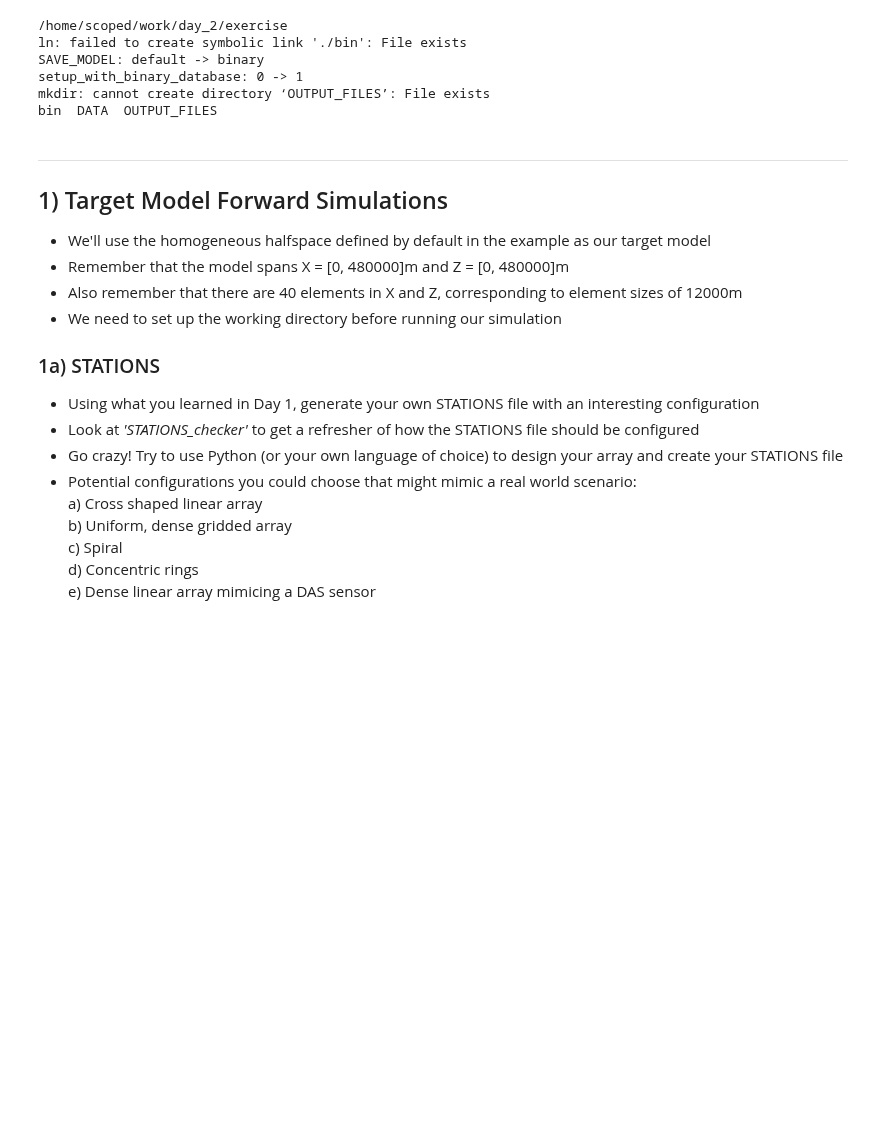
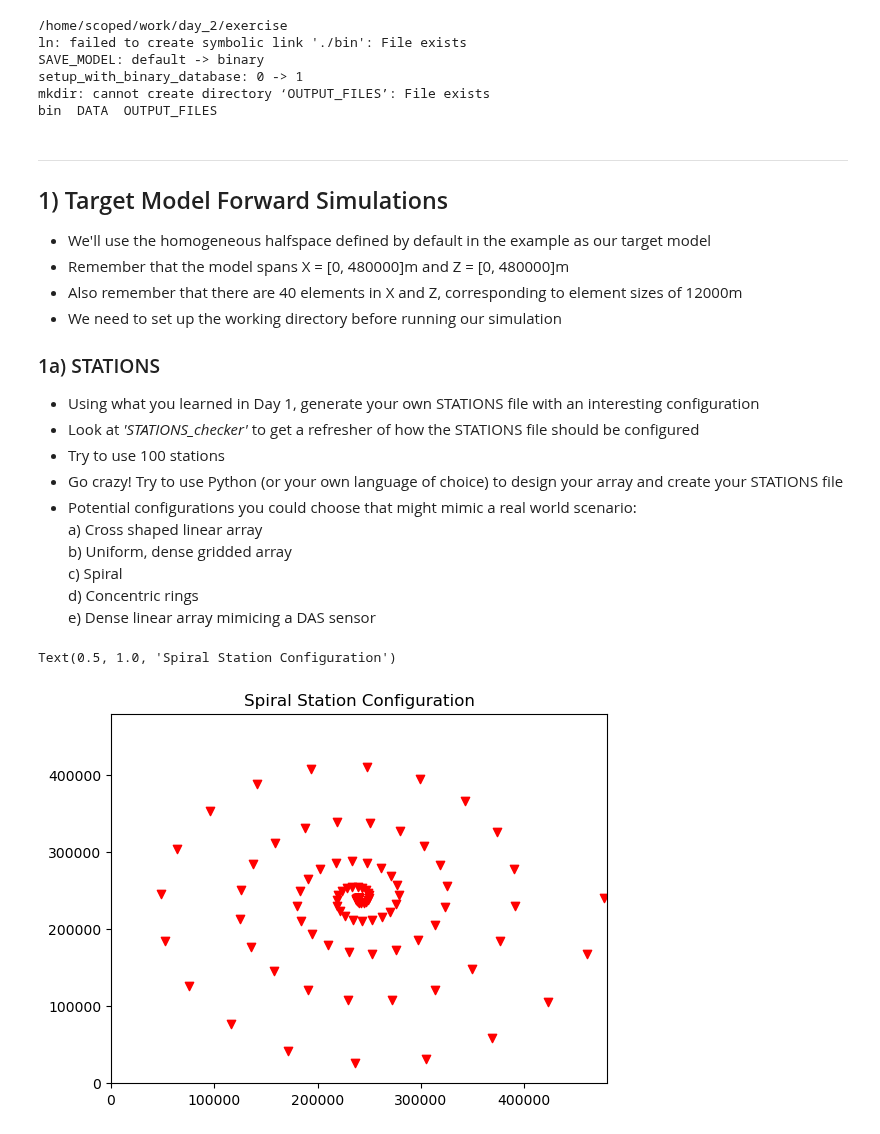
Before and after one commit to adjtomo/adjdocs, a Jupyter notebook: workshops/2022-10-05_specfem_users/day_2b_kernels_exercise.ipynb, the cells around one changed output. Cells and saved outputs as stored; diff of their text form; code cells hidden in the pictures; blank space fills up the shorter version.

```diff
--- a/workshops/2022-10-05_specfem_users/day_2b_kernels_exercise.ipynb
+++ b/workshops/2022-10-05_specfem_users/day_2b_kernels_exercise.ipynb
@@ -74,6 +74,7 @@ bin  DATA  OUTPUT_FILES
 ### 1a) STATIONS
 - Using what you learned in Day 1, generate your own STATIONS file with an interesting configuration
 - Look at *'STATIONS_checker'* to get a refresher of how the STATIONS file should be configured
+- Try to use 100 stations
 - Go crazy! Try to use Python (or your own language of choice) to design your array and create your STATIONS file
 - Potential configurations you could choose that might mimic a real world scenario:
     a) Cross shaped linear array
@@ -82,12 +83,19 @@ bin  DATA  OUTPUT_FILES
     d) Concentric rings
     e) Dense linear array mimicing a DAS sensor
 # %%
-# Let's go for c) Spiral
-x, z = [], []
-for theta in linspace(0,10*pi):
-    r = ((theta)**2)
-    x.append(r*cos(theta))
-    y.append(r*sin(theta))
+# Let's go for (c) Spiral
+theta = np.radians(np.linspace(0, 360*5, 100))  # 100 stations
+c = 240  # scale factor for spread in stations
+shift = c * 1E3
+r = theta ** 2
+x = (c * r * np.cos(theta)) + shift
+z = (c * r * np.sin(theta)) + shift
 
-plt.plot(x,y)
-plt.show()
+plt.scatter(x, z, c="r", marker="v")
+plt.xlim([0, 480E3])
+plt.ylim([0, 480E3])
+
+plt.title("Spiral Station Configuration")
+# %% [output]
+Text(0.5, 1.0, 'Spiral Station Configuration')
+[figure, added]
```
Also changed, not shown: parts of 30 cells of this notebook, 1 other file.
